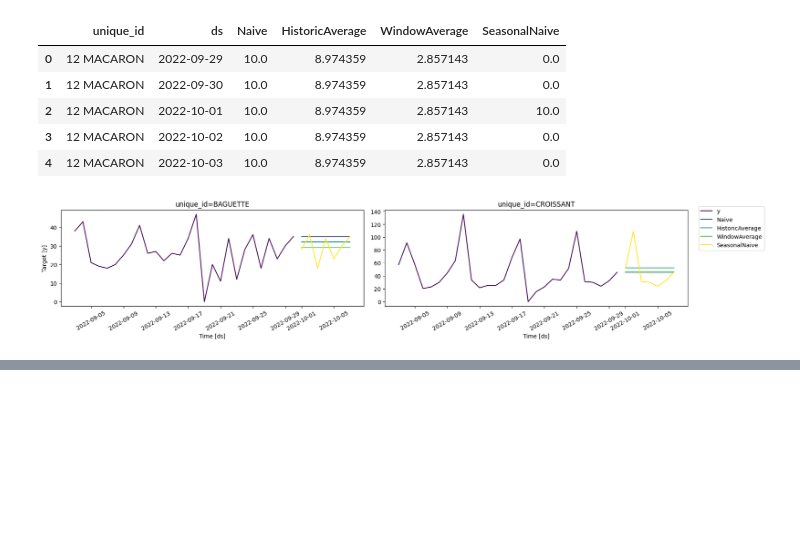
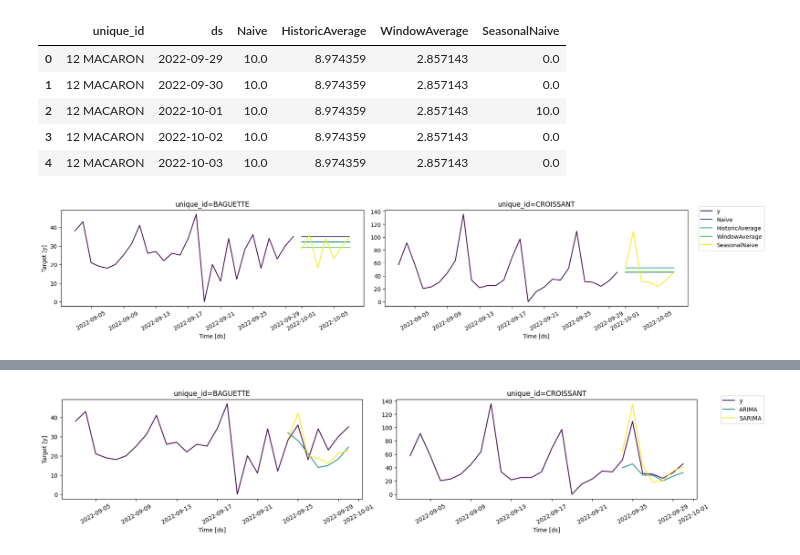
Before and after one commit to MktSachi/TimeSeriesForecasting, a Jupyter notebook: forecast_stats.ipynb, the cells around one changed output, grey strips where cells are left out. Drawn from its saved outputs; the diff is of its cells as text; code cells hidden in the pictures; blank space fills up the shorter version.

```diff
--- a/forecast_stats.ipynb
+++ b/forecast_stats.ipynb
@@ -70,0 +154,9 @@ plot_series(
+# %%
+plot_series(
+    df=df,
+    forecasts_df=arima_preds,
+    ids=["BAGUETTE", "CROISSANT"],
+    max_insample_length=28,
+    palette="viridis")
+# %% [output]
+[figure, added]
```
Also changed, not shown: parts of 13 cells of this notebook.
